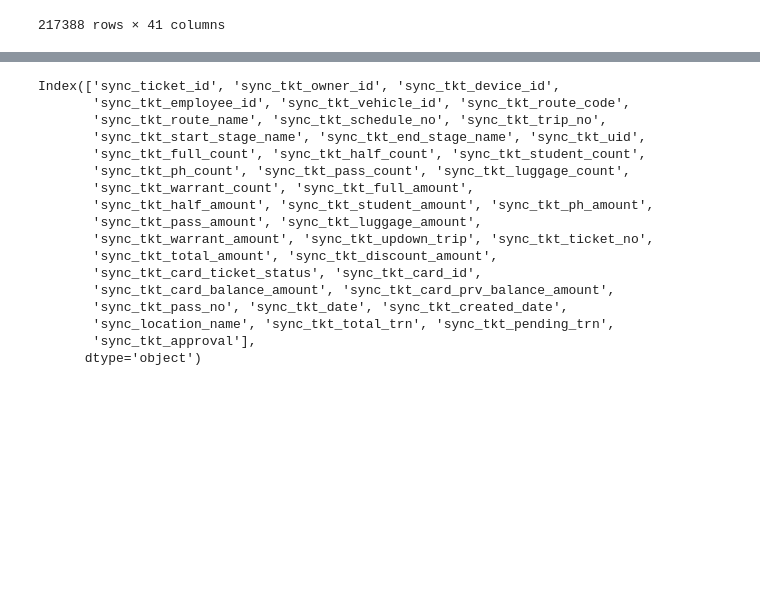
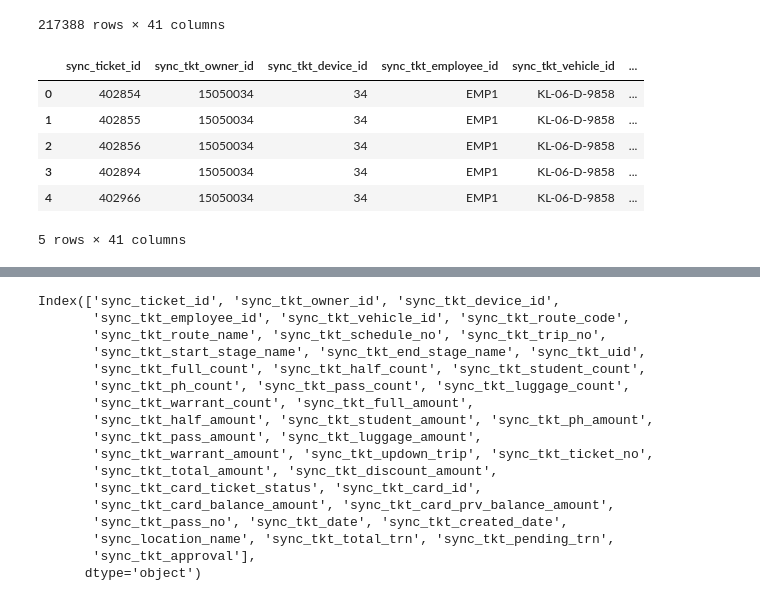
Before and after one commit to abdulmanafpv/Machine-Learning-Projects, a Jupyter notebook: Predict the KSRTC buses future trips/Predict the KSRTC buses future trips .ipynb, the cells around one changed output, grey strips where cells are left out. Cells and saved outputs as stored; diff of their text form; code cells hidden in the pictures; blank space fills up the shorter version.

```diff
--- a/Predict the KSRTC buses future trips/Predict the KSRTC buses future trips .ipynb
+++ b/Predict the KSRTC buses future trips/Predict the KSRTC buses future trips .ipynb
@@ -21,3 +21,13 @@ data
 | 217386 | 641845 | 15050217 | 234 | EMP1 | KL-35-F-7257 | ... |
 | 217387 | 641846 | 15050217 | 234 | EMP1 | KL-35-F-7257 | ... |
 217388 rows × 41 columns
+# %%
+data.head()
+# %% [output]
+|  | sync_ticket_id | sync_tkt_owner_id | sync_tkt_device_id | sync_tkt_employee_id | sync_tkt_vehicle_id | ... |
+| 0 | 402854 | 15050034 | 34 | EMP1 | KL-06-D-9858 | ... |
+| 1 | 402855 | 15050034 | 34 | EMP1 | KL-06-D-9858 | ... |
+| 2 | 402856 | 15050034 | 34 | EMP1 | KL-06-D-9858 | ... |
+| 3 | 402894 | 15050034 | 34 | EMP1 | KL-06-D-9858 | ... |
+| 4 | 402966 | 15050034 | 34 | EMP1 | KL-06-D-9858 | ... |
+5 rows × 41 columns
```
Also changed, not shown: parts of 52 cells of this notebook, 4 other files.
